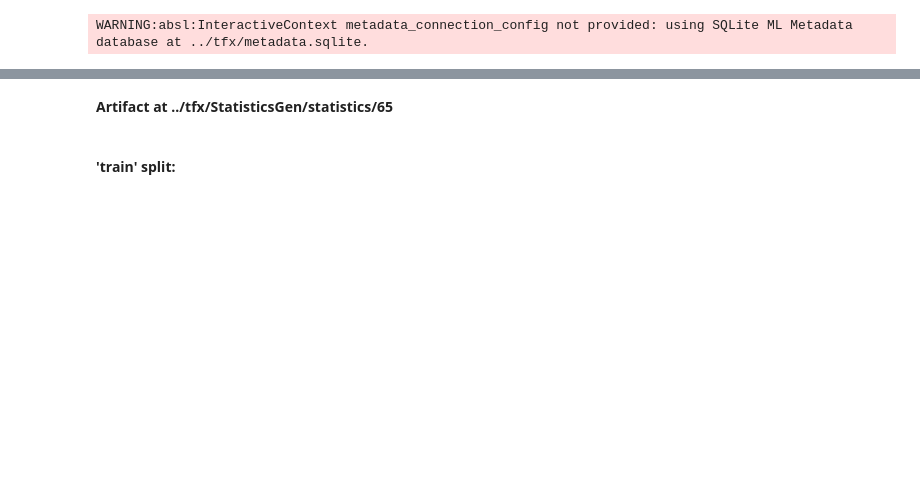
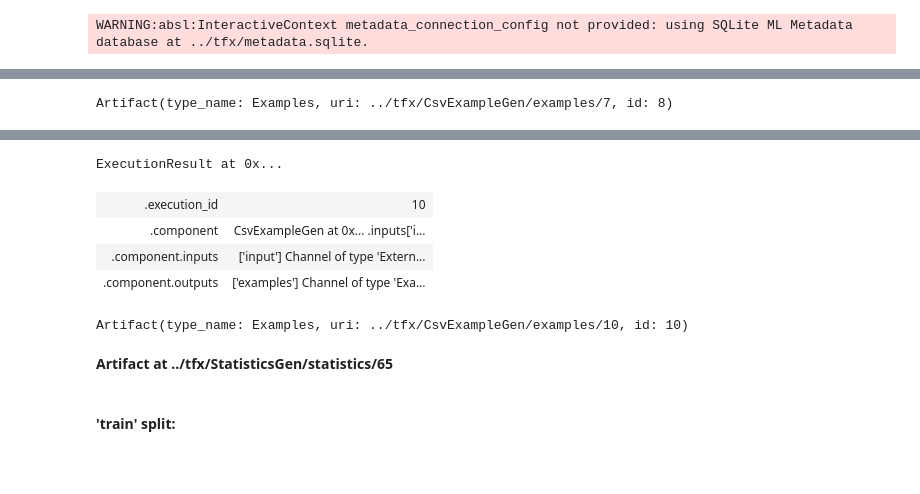
Before and after one commit to Anylee2142/building-machine-learning-pipelines, a Jupyter notebook: interactive-pipeline/interactive_pipeline.ipynb, the cells around one changed output, grey strips where cells are left out. Drawn from its saved outputs; the diff is of its cells as text; code cells hidden in the pictures; blank space fills up the shorter version.

```diff
--- a/interactive-pipeline/interactive_pipeline.ipynb
+++ b/interactive-pipeline/interactive_pipeline.ipynb
@@ -104,0 +106,25 @@ ExecutionResult at 0x...
+# %%
+for artifact in example_gen.outputs['examples'].get():
+    print(artifact)
+# %% [output]
+Artifact(type_name: Examples, uri: ../tfx/CsvExampleGen/examples/7, id: 8)
+# %%
+# Split
+# More at https://www.tensorflow.org/tfx/guide/examplegen?hl=ko
+from tfx.components import CsvExampleGen
+from tfx.proto import example_gen_pb2
+from tfx.utils.dsl_utils import external_input
+
+base_dir = os.getcwd()
+data_dir = os.path.join(os.pardir, "data")
+output = example_gen_pb2.Output(
+split_config=example_gen_pb2.SplitConfig(splits=[
+        example_gen_pb2.SplitConfig.Split(name='train', hash_buckets=6),
+        example_gen_pb2.SplitConfig.Split(name='eval', hash_buckets=2),
+        example_gen_pb2.SplitConfig.Split(name='test', hash_buckets=2)
+    ]))
+examples = external_input(os.path.join(base_dir, data_dir))
+example_gen = CsvExampleGen(input=examples, output_config=output)
+
+context.run(example_gen)
+# %% [output]
@@ -105 +133,11 @@ ExecutionResult at 0x...
+ExecutionResult at 0x...
+| .execution_id | 10 |
+| .component | CsvExampleGen at 0x... .inputs['i... |
+| .component.inputs | ['input'] Channel of type 'Extern... |
+| .component.outputs | ['examples'] Channel of type 'Exa... |
+# %%
+for artifact in example_gen.outputs['examples'].get():
+    print(artifact)
+# %% [output]
+Artifact(type_name: Examples, uri: ../tfx/CsvExampleGen/examples/10, id: 10)
 # %%
```
Also changed, not shown: parts of 6 cells of this notebook, 1 other file.
